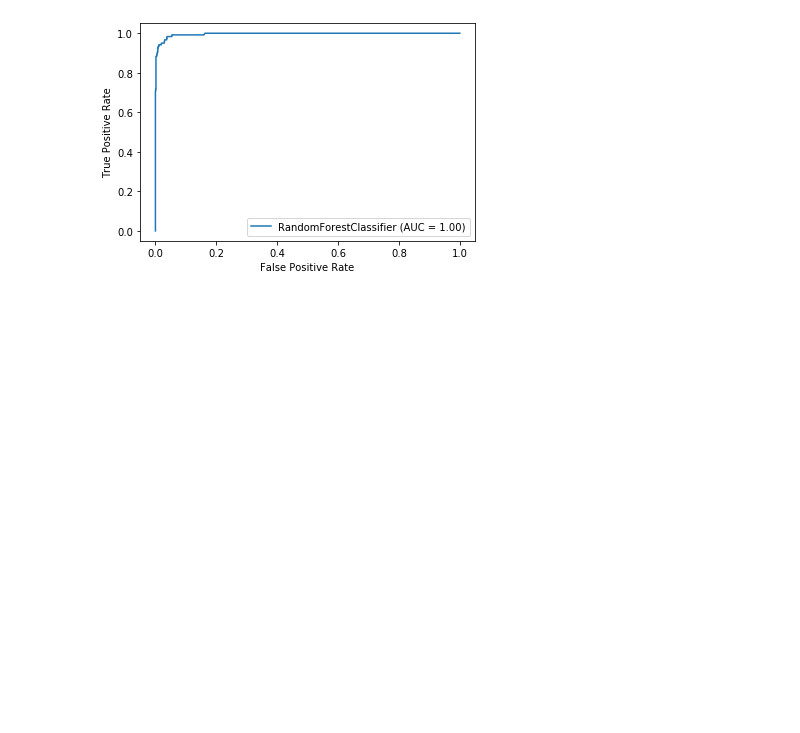
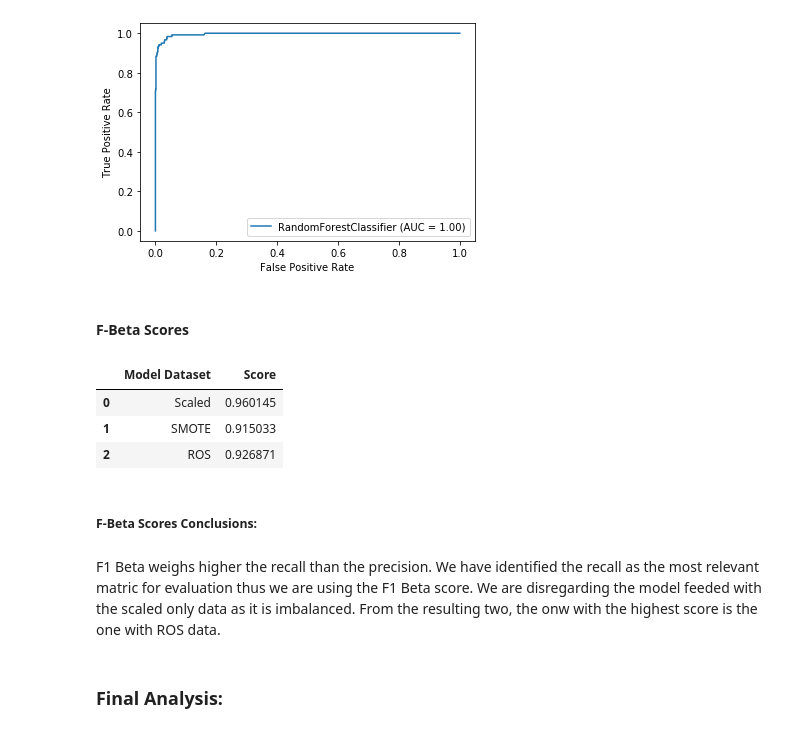
Before and after one commit to adgeli/Personal_Loan_Classification_Model, a Jupyter notebook: source code/RandomForest.ipynb, the cells around one changed output. Saved outputs shown, nothing was run; the diff lists cells and outputs as text; code cells hidden in the pictures; blank space fills up the shorter version.

Commit message:
Random forest with analysis

```diff
--- a/source code/RandomForest.ipynb
+++ b/source code/RandomForest.ipynb
@@ -134,0 +140,6 @@ weighted avg       0.99      0.99      0.99      1250
+# %%
+# Calculate Beta F1 Score
+fbeta_scaled = fbeta_score(y_test, predictions,beta=0.5)
+
+# Print the F1 score results
+print("F1 Beta Score: %f" % (fbeta_scaled))
@@ -225,0 +246,6 @@ weighted avg       0.98      0.98      0.98      1250
+# %%
+# Calculate Beta F1 Score
+fbeta_SMOTE = fbeta_score(y_test, predictions,beta=0.5)
+
+# Print the F1 score results
+print("F1 Beta Score: %f" % (fbeta_SMOTE))
@@ -303,0 +339,6 @@ weighted avg       0.98      0.98      0.98      1250
+# %%
+# Calculate Beta F1 Score
+fbeta_ROS = fbeta_score(y_test, predictions,beta=0.5)
+
+# Print the F1 score results
+print("F1 Beta Score: %f" % (fbeta_ROS))
@@ -486,3 +538,28 @@ svc_disp_ros.plot()
 # %% [output]
 <sklearn.metrics._plot.roc_curve.RocCurveDisplay at 0x...>
 [figure]
+# %% [markdown]
+#### F-Beta Scores
+# %%
+# Create the model Fbeta
+fbeta_df = pd.DataFrame({
+    "Model" : ["Scaled",
+                       "SMOTE",
+                       "ROS"],
+    "Score" : [fbeta_scaled, fbeta_SMOTE, fbeta_ROS]
+})
+
+# Display the dataframe
+fbeta_df
+# %% [output]
+|  | Model Dataset | Score |
+| 0 | Scaled | 0.960145 |
+| 1 | SMOTE | 0.915033 |
+| 2 | ROS | 0.926871 |
+# %% [markdown]
+##### F-Beta Scores Conclusions:
+# %% [markdown]
+F1 Beta weighs higher the recall than the precision.
+We have identified the recall as the most relevant matric for evaluation thus we are using the F1 Beta score. We are disregarding the model feeded with the scaled only data as it is imbalanced. From the resulting two, the onw with the highest score is the one with ROS data.
+# %% [markdown]
+### Final Analysis:
```
Also changed, not shown: parts of 17 cells of this notebook.
